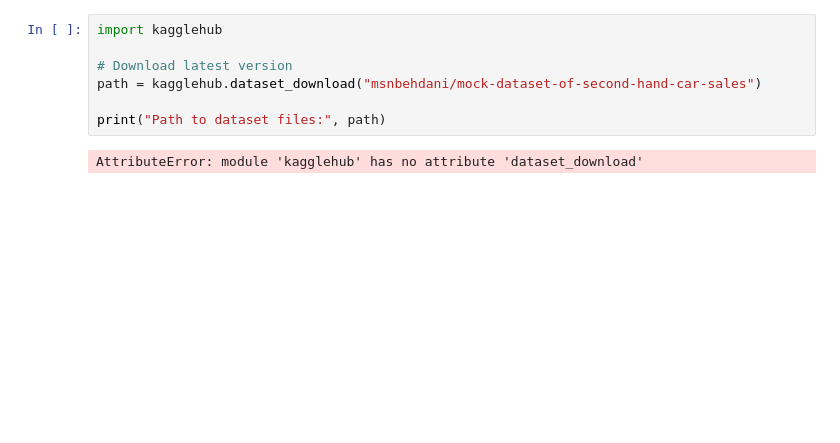
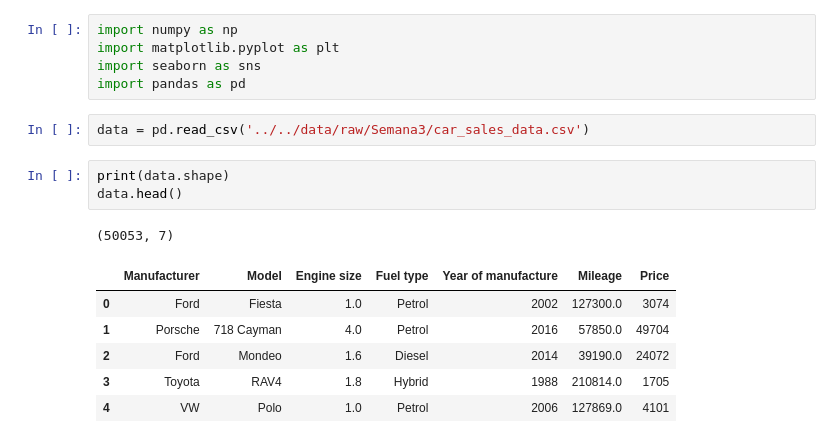
Before and after one commit to JuanSeRestrepoNieto/AnalisisDeDatos, a Jupyter notebook: notebooks/PracticaSemana3/car_sales.ipynb, the cells around one changed output. Cells and saved outputs as stored; diff of their text form; blank space fills up the shorter version.

```diff
--- a/notebooks/PracticaSemana3/car_sales.ipynb
+++ b/notebooks/PracticaSemana3/car_sales.ipynb
@@ -1,9 +13,18 @@
 # %%
-import kagglehub
-
-# Download latest version
-path = kagglehub.dataset_download("msnbehdani/mock-dataset-of-second-hand-car-sales")
-
-print("Path to dataset files:", path)
+import numpy as np
+import matplotlib.pyplot as plt
+import seaborn as sns
+import pandas as pd
-# %% [output]
-AttributeError: module 'kagglehub' has no attribute 'dataset_download'
+# %%
+data = pd.read_csv('../../data/raw/Semana3/car_sales_data.csv')
+# %%
+print(data.shape)
+data.head()
+# %% [output]
+(50053, 7)
+|  | Manufacturer | Model | Engine size | Fuel type | Year of manufacture | Mileage | Price |
+| 0 | Ford | Fiesta | 1.0 | Petrol | 2002 | 127300.0 | 3074 |
+| 1 | Porsche | 718 Cayman | 4.0 | Petrol | 2016 | 57850.0 | 49704 |
+| 2 | Ford | Mondeo | 1.6 | Diesel | 2014 | 39190.0 | 24072 |
+| 3 | Toyota | RAV4 | 1.8 | Hybrid | 1988 | 210814.0 | 1705 |
+| 4 | VW | Polo | 1.0 | Petrol | 2006 | 127869.0 | 4101 |
```
Also changed, not shown: parts of 16 cells of this notebook, 6 other files.
